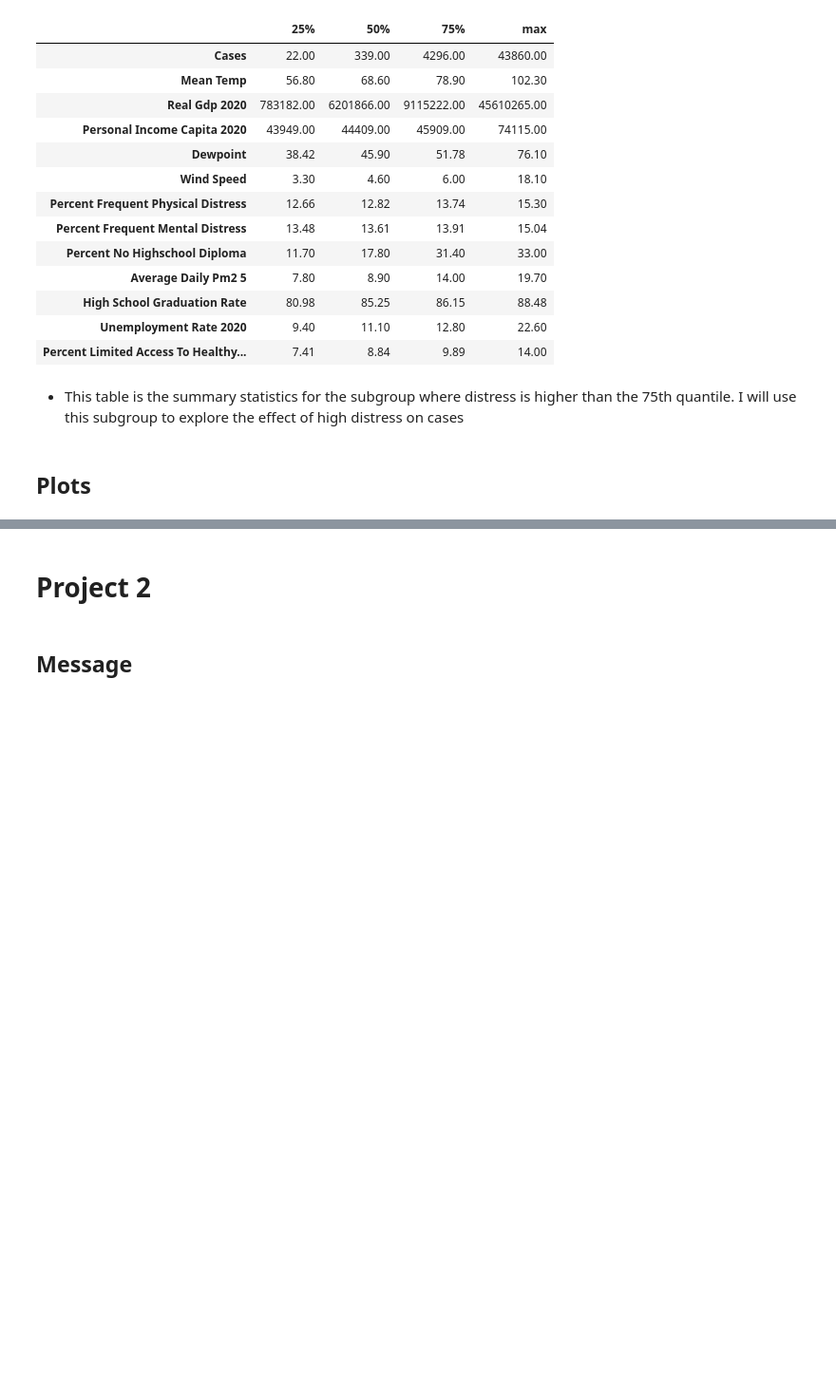
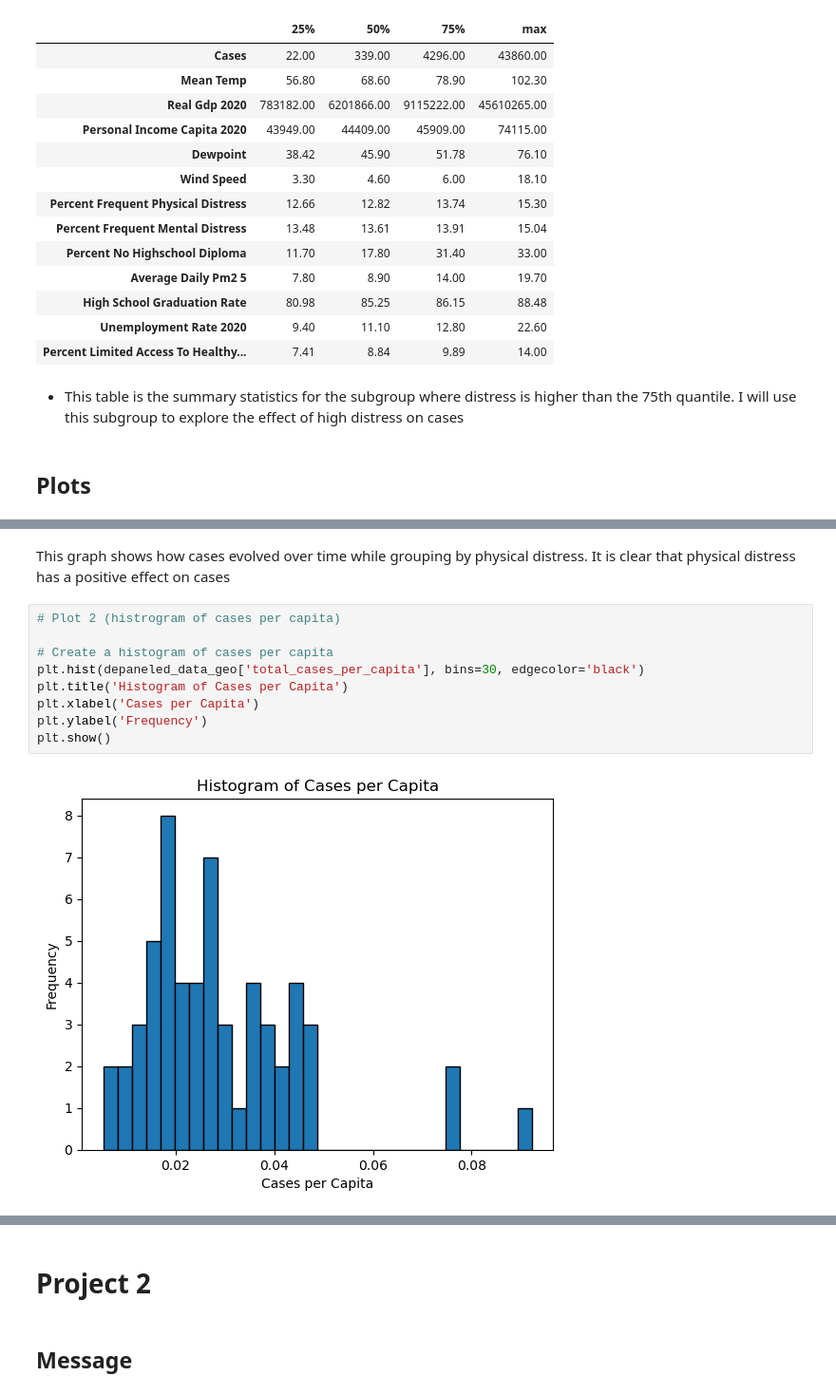
Before and after one commit to r-lee1888/eco225-project-code-r-lee1888, a Jupyter notebook: Code/Project1Code.ipynb, the cells around one changed output, grey strips where cells are left out. Shown at 95% size. Saved outputs shown, nothing was run; the diff lists cells and outputs as text; blank space fills up the shorter version.

```diff
--- a/Code/Project1Code.ipynb
+++ b/Code/Project1Code.ipynb
@@ -348,0 +332,13 @@ display(summary_stats_half2)
+# %% [markdown]
+This graph shows how cases evolved over time while grouping by physical distress. It is clear that physical distress has a positive effect on cases
+# %%
+# Plot 2 (histrogram of cases per capita)
+
+# Create a histogram of cases per capita
+plt.hist(depaneled_data_geo['total_cases_per_capita'], bins=30, edgecolor='black')
+plt.title('Histogram of Cases per Capita')
+plt.xlabel('Cases per Capita')
+plt.ylabel('Frequency')
+plt.show()
+# %% [output]
+[figure, added]
```
Also changed, not shown: parts of 30 cells of this notebook, 2 other files.
